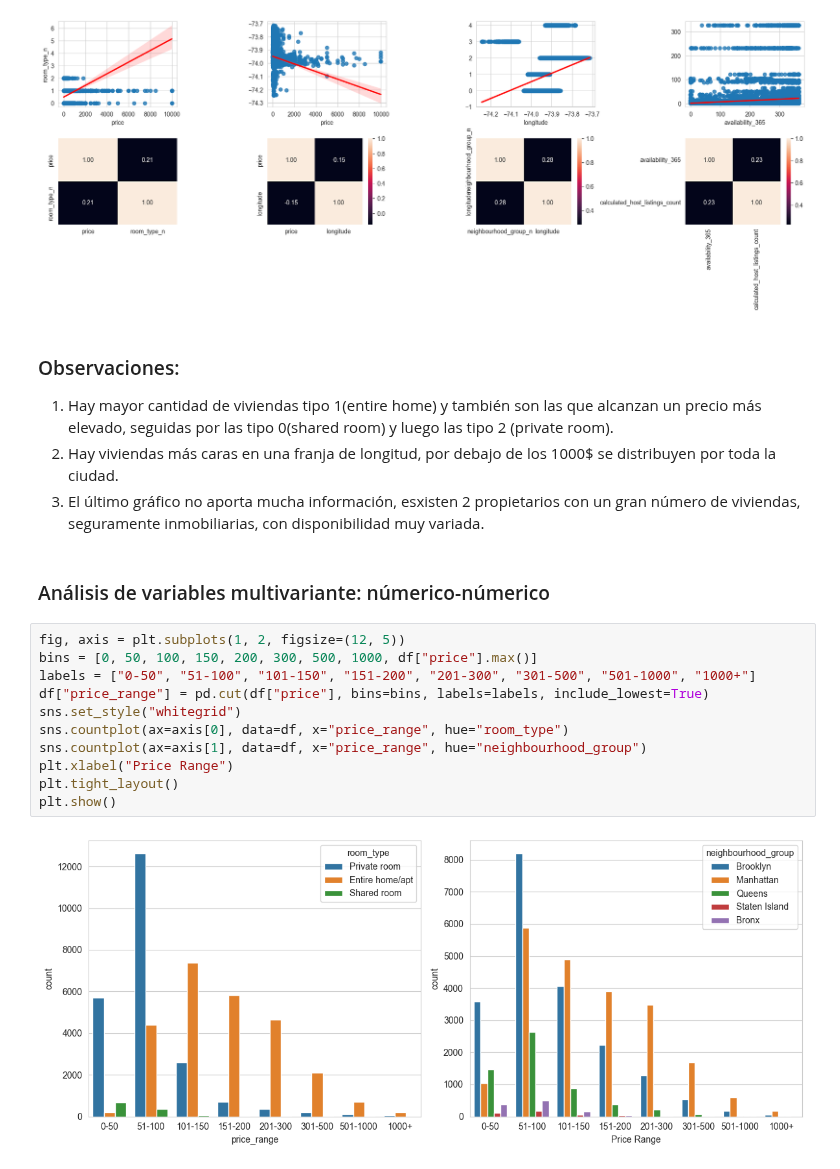
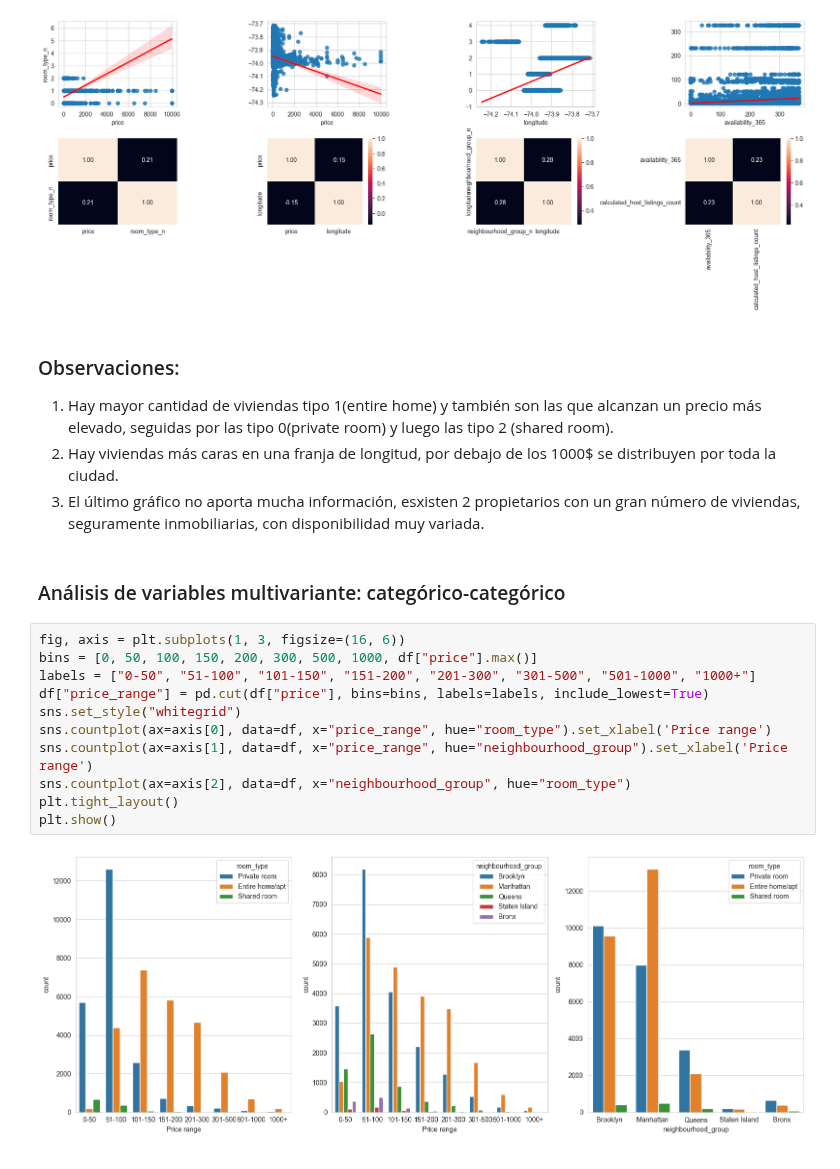
Before and after one commit to 4GeeksAcademy/sayons-intro-ml-new, a Jupyter notebook: src/eda-airbnd-ny.ipynb, the cells around one changed output. Saved outputs shown, nothing was run; the diff lists cells and outputs as text.

```diff
--- a/src/eda-airbnd-ny.ipynb
+++ b/src/eda-airbnd-ny.ipynb
@@ -362,21 +345,21 @@ plt.show()
 [figure]
 # %% [markdown]
 ### Observaciones:
-1. Hay mayor cantidad de viviendas tipo 1(entire home) y también son las que alcanzan un precio más elevado, seguidas por las tipo 0(shared room) y luego las tipo 2 (private room).
+1. Hay mayor cantidad de viviendas tipo 1(entire home) y también son las que alcanzan un precio más elevado, seguidas por las tipo 0(private room) y luego las tipo 2 (shared room).
 2. Hay viviendas más caras en una franja de longitud, por debajo de los 1000$ se distribuyen por toda la ciudad.
 3. El último gráfico no aporta mucha información, esxisten 2 propietarios con un gran número de viviendas, seguramente inmobiliarias, con disponibilidad muy variada.
 # %% [markdown]
-### Análisis de variables multivariante: númerico-númerico
+### Análisis de variables multivariante: categórico-categórico
 # %%
-fig, axis = plt.subplots(1, 2, figsize=(12, 5))
+fig, axis = plt.subplots(1, 3, figsize=(16, 6))
 bins = [0, 50, 100, 150, 200, 300, 500, 1000, df["price"].max()]
 labels = ["0-50", "51-100", "101-150", "151-200", "201-300", "301-500", "501-1000", "1000+"]
 df["price_range"] = pd.cut(df["price"], bins=bins, labels=labels, include_lowest=True)
 sns.set_style("whitegrid")
-sns.countplot(ax=axis[0], data=df, x="price_range", hue="room_type")
-sns.countplot(ax=axis[1], data=df, x="price_range", hue="neighbourhood_group")
-plt.xlabel("Price Range")
+sns.countplot(ax=axis[0], data=df, x="price_range", hue="room_type").set_xlabel('Price range')
+sns.countplot(ax=axis[1], data=df, x="price_range", hue="neighbourhood_group").set_xlabel('Price range')
+sns.countplot(ax=axis[2], data=df, x="neighbourhood_group", hue="room_type")
 plt.tight_layout()
 plt.show()
 # %% [output]
-[figure, old version]
+[figure, new version]
```
Also changed, not shown: parts of 38 cells of this notebook.
